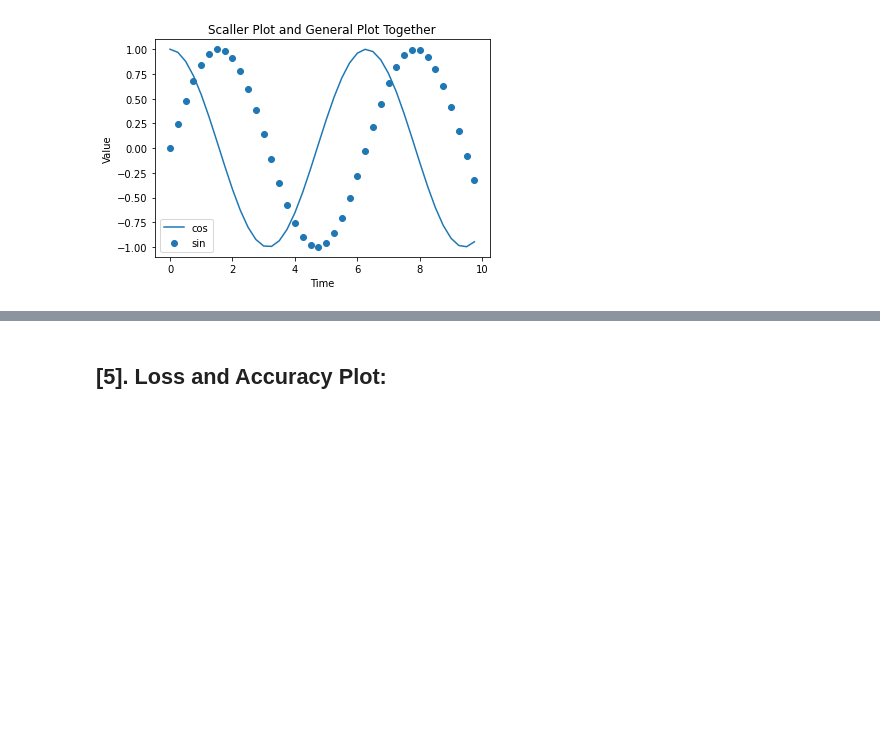
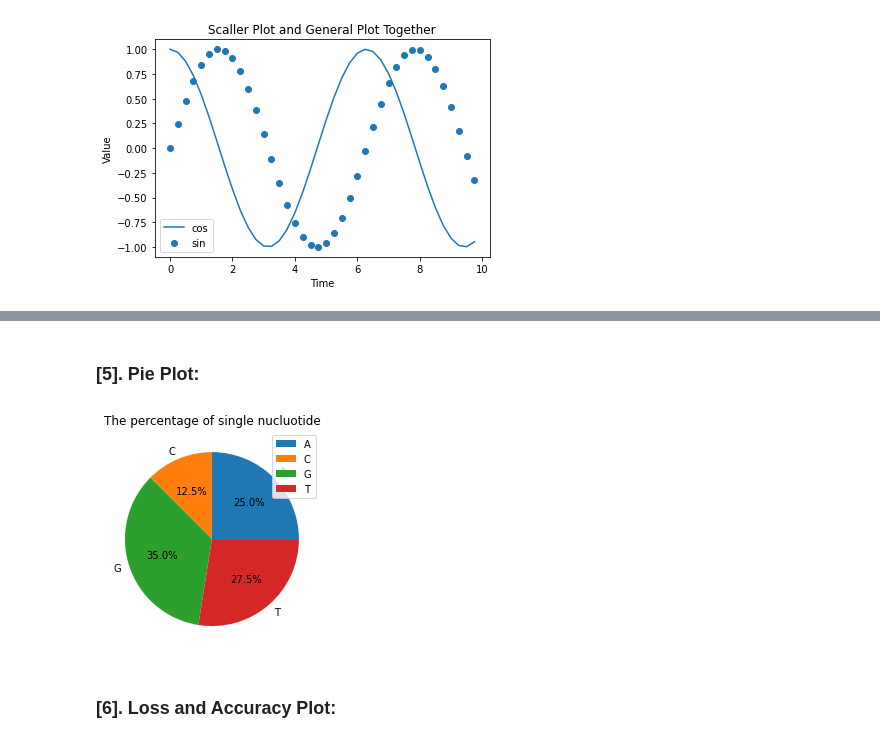
Before and after one commit to mrzResearchArena/TF-2.x, a Jupyter notebook: Plotting-Machine-Learning.ipynb, the cells around one changed output, grey strips where cells are left out. Drawn from its saved outputs; the diff is of its cells as text; code cells hidden in the pictures; blank space fills up the shorter version.

```diff
--- a/Plotting-Machine-Learning.ipynb
+++ b/Plotting-Machine-Learning.ipynb
@@ -67,5 +72,18 @@ plt.show()
+# %% [markdown]
+### [5]. Pie Plot:
+# %%
+# Using above cell's data
+
+plt.pie(x=values, labels=names, autopct='%.1f%%') #shadow=True
+
+plt.legend()
+plt.title('The percentage of single nucluotide')
+
+plt.show()
+# %% [output]
+[figure, added]
 # %% [markdown]
-## [5]. Loss and Accuracy Plot:
+### [6]. Loss and Accuracy Plot:
 # %%
 def lossPlot(results):
     plt.title(label='Loss: Training and Validation')
```
Also changed, not shown: parts of 10 cells of this notebook.
